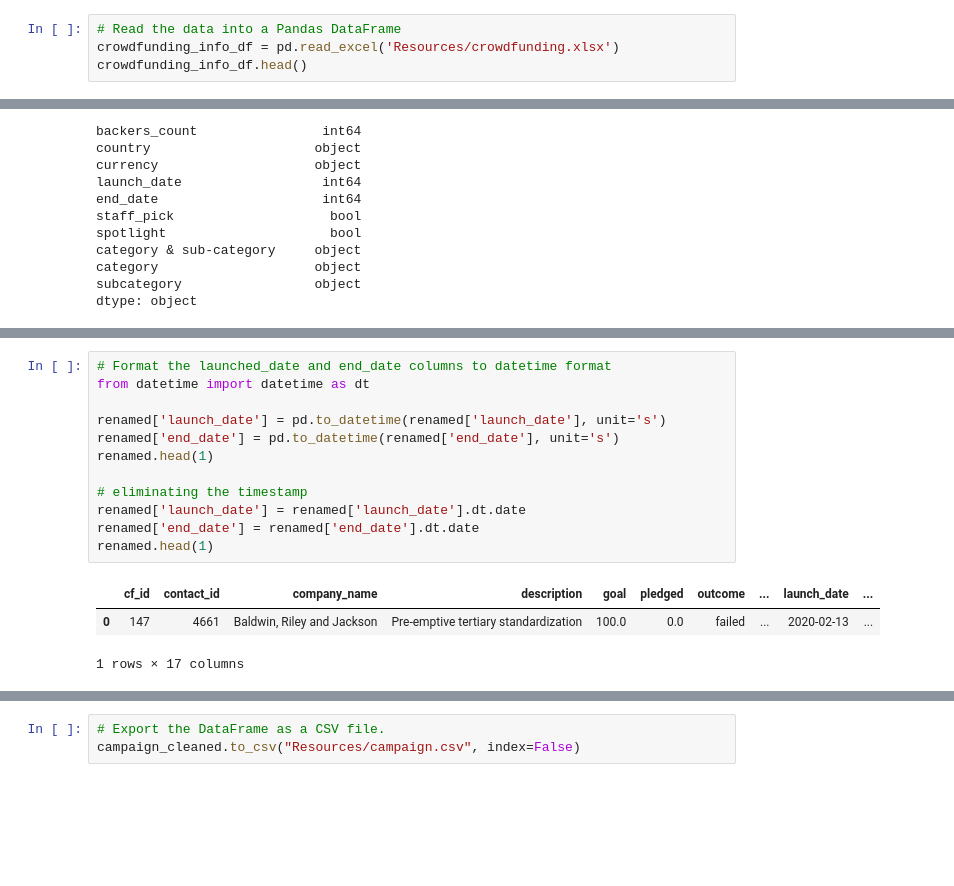
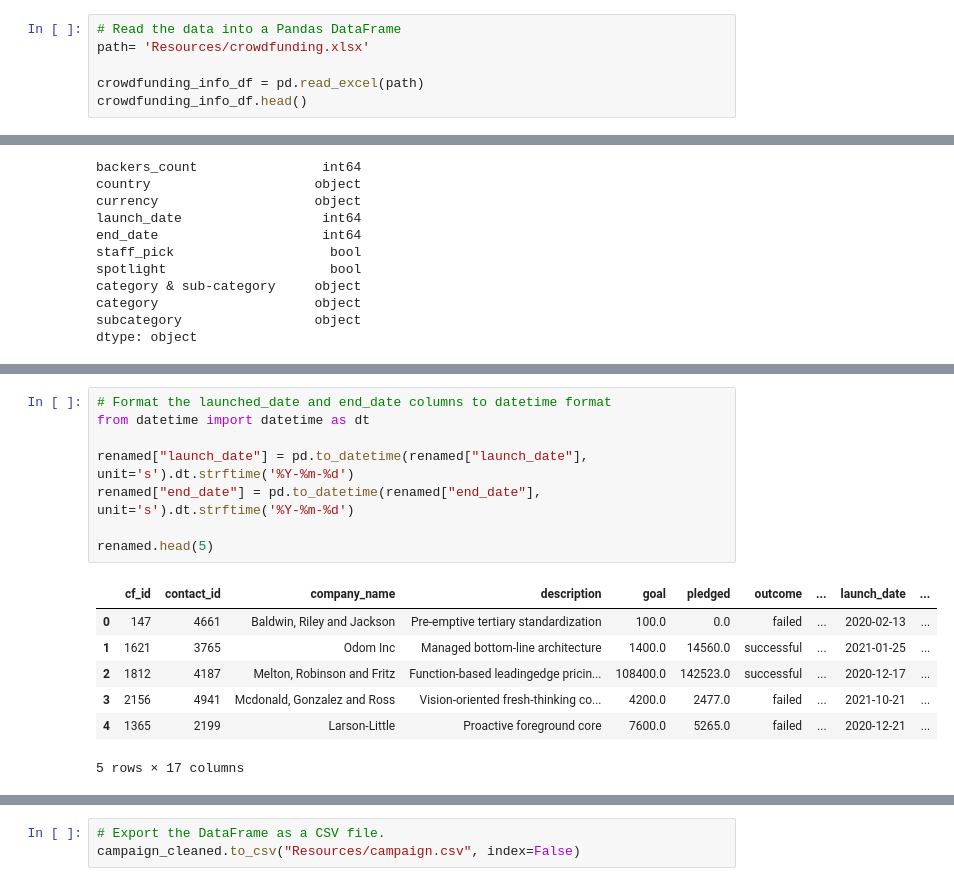
Before and after one commit to Abhidnya05/Project2Group1, a Jupyter notebook: ETL_Mini_Project_FINAL.ipynb, the cells around one changed output, grey strips where cells are left out. Cells and saved outputs as stored; diff of their text form; blank space fills up the shorter version.

```diff
--- a/ETL_Mini_Project_FINAL.ipynb
+++ b/ETL_Mini_Project_FINAL.ipynb
@@ -7,7 +8,9 @@ pd.set_option('max_colwidth', 400)
 ### Extract the crowdfunding.xlsx Data
 # %%
 # Read the data into a Pandas DataFrame
-crowdfunding_info_df = pd.read_excel('Resources/crowdfunding.xlsx')
+path= 'Resources/crowdfunding.xlsx'
+
+crowdfunding_info_df = pd.read_excel(path)
 crowdfunding_info_df.head()
 # %% [output]
 |  | cf_id | contact_id | company_name | blurb | goal | pledged | outcome | backers_count | country | ... |
@@ -243,19 +256,19 @@ dtype: object
 # %%
 # Format the launched_date and end_date columns to datetime format
 from datetime import datetime as dt
 
-renamed['launch_date'] = pd.to_datetime(renamed['launch_date'], unit='s')
-renamed['end_date'] = pd.to_datetime(renamed['end_date'], unit='s')
-renamed.head(1)
+renamed["launch_date"] = pd.to_datetime(renamed["launch_date"], unit='s').dt.strftime('%Y-%m-%d')
+renamed["end_date"] = pd.to_datetime(renamed["end_date"], unit='s').dt.strftime('%Y-%m-%d')
 
-# eliminating the timestamp
-renamed['launch_date'] = renamed['launch_date'].dt.date
-renamed['end_date'] = renamed['end_date'].dt.date
-renamed.head(1)
+renamed.head(5)
 # %% [output]
 |  | cf_id | contact_id | company_name | description | goal | pledged | outcome | ... | launch_date | ... |
 | 0 | 147 | 4661 | Baldwin, Riley and Jackson | Pre-emptive tertiary standardization | 100.0 | 0.0 | failed | ... | 2020-02-13 | ... |
+| 1 | 1621 | 3765 | Odom Inc | Managed bottom-line architecture | 1400.0 | 14560.0 | successful | ... | 2021-01-25 | ... |
+| 2 | 1812 | 4187 | Melton, Robinson and Fritz | Function-based leadingedge pricin... | 108400.0 | 142523.0 | successful | ... | 2020-12-17 | ... |
+| 3 | 2156 | 4941 | Mcdonald, Gonzalez and Ross | Vision-oriented fresh-thinking co... | 4200.0 | 2477.0 | failed | ... | 2021-10-21 | ... |
+| 4 | 1365 | 2199 | Larson-Little | Proactive foreground core | 7600.0 | 5265.0 | failed | ... | 2020-12-21 | ... |
-1 rows × 17 columns
+5 rows × 17 columns
 # %%
 # Merge the campaign_df with the category_df on the "category" column and
 # the subcategory_df on the "subcategory" column.
```
Also changed, not shown: parts of 9 cells of this notebook, 19 other files.
